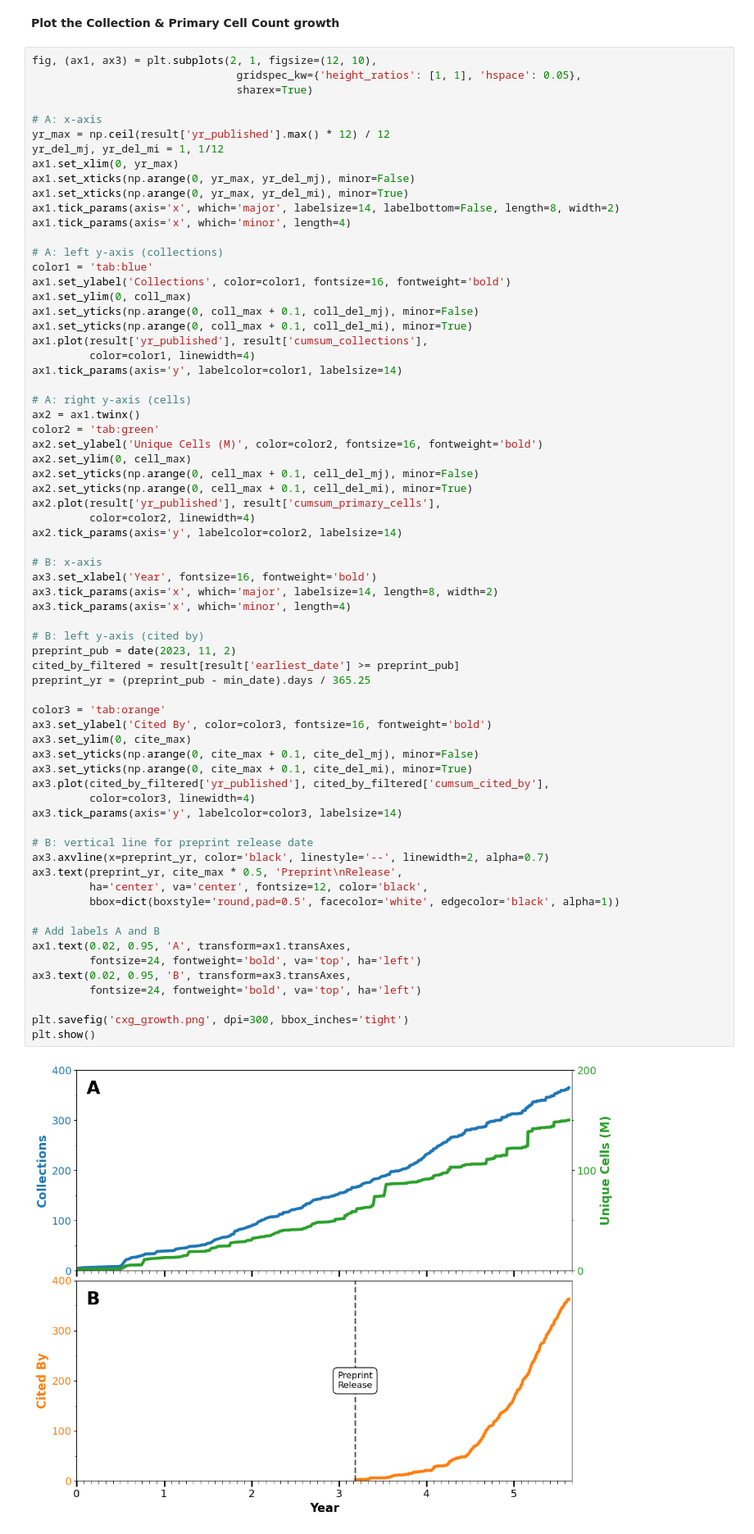
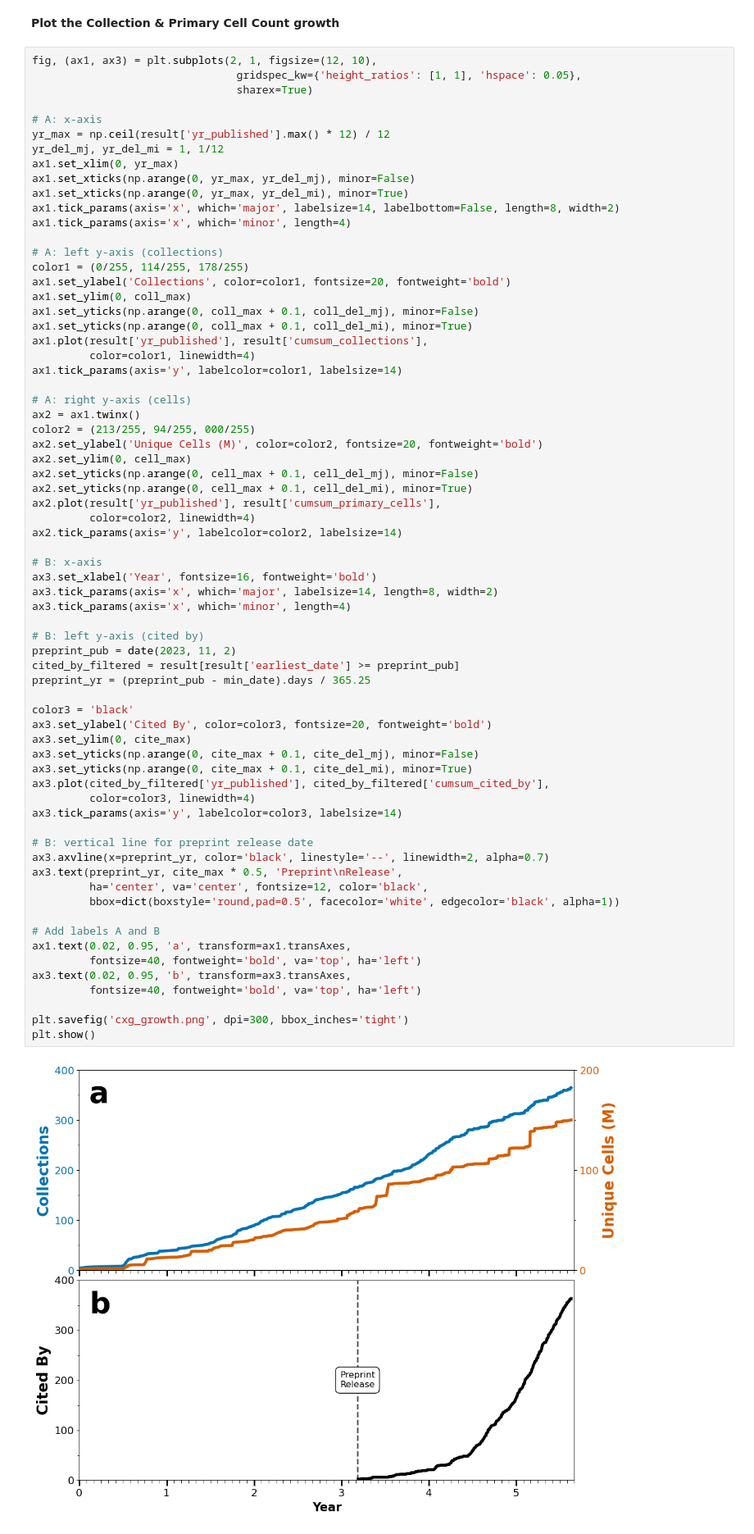
Before and after one commit to Lattice-Data/lattice-tools, a Jupyter notebook: cellxgene_resources/collab_submissions_pub/Figure2_corpus_growth.ipynb, the cells around one changed output. Shown at 82% size. Saved outputs shown, nothing was run; the diff lists cells and outputs as text.

```diff
--- a/cellxgene_resources/collab_submissions_pub/Figure2_corpus_growth.ipynb
+++ b/cellxgene_resources/collab_submissions_pub/Figure2_corpus_growth.ipynb
@@ -132,8 +132,8 @@ ax1.tick_params(axis='x', which='major', labelsize=14, labelbottom=False, length
 ax1.tick_params(axis='x', which='minor', length=4)
 
 # A: left y-axis (collections)
-color1 = 'tab:blue'
-ax1.set_ylabel('Collections', color=color1, fontsize=16, fontweight='bold')
+color1 = (0/255, 114/255, 178/255)
+ax1.set_ylabel('Collections', color=color1, fontsize=20, fontweight='bold')
 ax1.set_ylim(0, coll_max)
 ax1.set_yticks(np.arange(0, coll_max + 0.1, coll_del_mj), minor=False)
 ax1.set_yticks(np.arange(0, coll_max + 0.1, coll_del_mi), minor=True)
@@ -143,8 +143,8 @@ ax1.tick_params(axis='y', labelcolor=color1, labelsize=14)
 
 # A: right y-axis (cells)
 ax2 = ax1.twinx()
-color2 = 'tab:green'
-ax2.set_ylabel('Unique Cells (M)', color=color2, fontsize=16, fontweight='bold')
+color2 = (213/255, 94/255, 000/255)
+ax2.set_ylabel('Unique Cells (M)', color=color2, fontsize=20, fontweight='bold')
 ax2.set_ylim(0, cell_max)
 ax2.set_yticks(np.arange(0, cell_max + 0.1, cell_del_mj), minor=False)
 ax2.set_yticks(np.arange(0, cell_max + 0.1, cell_del_mi), minor=True)
@@ -153,37 +153,37 @@ ax2.plot(result['yr_published'], result['cumsum_primary_cells'],
 ax2.tick_params(axis='y', labelcolor=color2, labelsize=14)
 
 # B: x-axis
 ax3.set_xlabel('Year', fontsize=16, fontweight='bold')
 ax3.tick_params(axis='x', which='major', labelsize=14, length=8, width=2)
 ax3.tick_params(axis='x', which='minor', length=4)
 
 # B: left y-axis (cited by)
 preprint_pub = date(2023, 11, 2)
 cited_by_filtered = result[result['earliest_date'] >= preprint_pub]
 preprint_yr = (preprint_pub - min_date).days / 365.25
 
-color3 = 'tab:orange'
-ax3.set_ylabel('Cited By', color=color3, fontsize=16, fontweight='bold')
+color3 = 'black'
+ax3.set_ylabel('Cited By', color=color3, fontsize=20, fontweight='bold')
 ax3.set_ylim(0, cite_max)
 ax3.set_yticks(np.arange(0, cite_max + 0.1, cite_del_mj), minor=False)
 ax3.set_yticks(np.arange(0, cite_max + 0.1, cite_del_mi), minor=True)
 ax3.plot(cited_by_filtered['yr_published'], cited_by_filtered['cumsum_cited_by'],
          color=color3, linewidth=4)
 ax3.tick_params(axis='y', labelcolor=color3, labelsize=14)
 
 # B: vertical line for preprint release date
 ax3.axvline(x=preprint_yr, color='black', linestyle='--', linewidth=2, alpha=0.7)
 ax3.text(preprint_yr, cite_max * 0.5, 'Preprint\nRelease',
          ha='center', va='center', fontsize=12, color='black',
          bbox=dict(boxstyle='round,pad=0.5', facecolor='white', edgecolor='black', alpha=1))
 
 # Add labels A and B
-ax1.text(0.02, 0.95, 'A', transform=ax1.transAxes,
-         fontsize=24, fontweight='bold', va='top', ha='left')
-ax3.text(0.02, 0.95, 'B', transform=ax3.transAxes,
-         fontsize=24, fontweight='bold', va='top', ha='left')
+ax1.text(0.02, 0.95, 'a', transform=ax1.transAxes,
+         fontsize=40, fontweight='bold', va='top', ha='left')
+ax3.text(0.02, 0.95, 'b', transform=ax3.transAxes,
+         fontsize=40, fontweight='bold', va='top', ha='left')
 
 plt.savefig('cxg_growth.png', dpi=300, bbox_inches='tight')
 plt.show()
 # %% [output]
-[figure, old version]
+[figure, new version]
```
